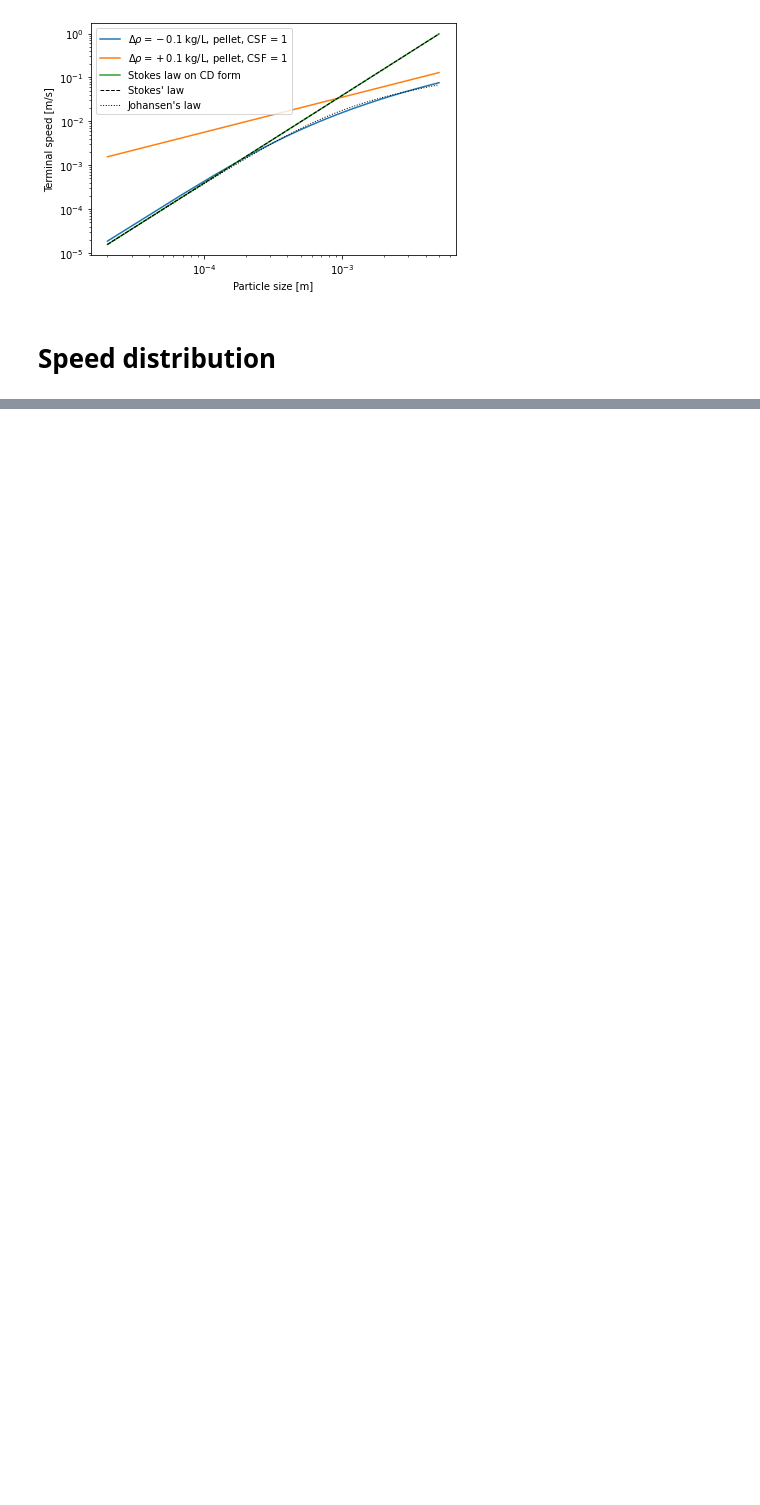
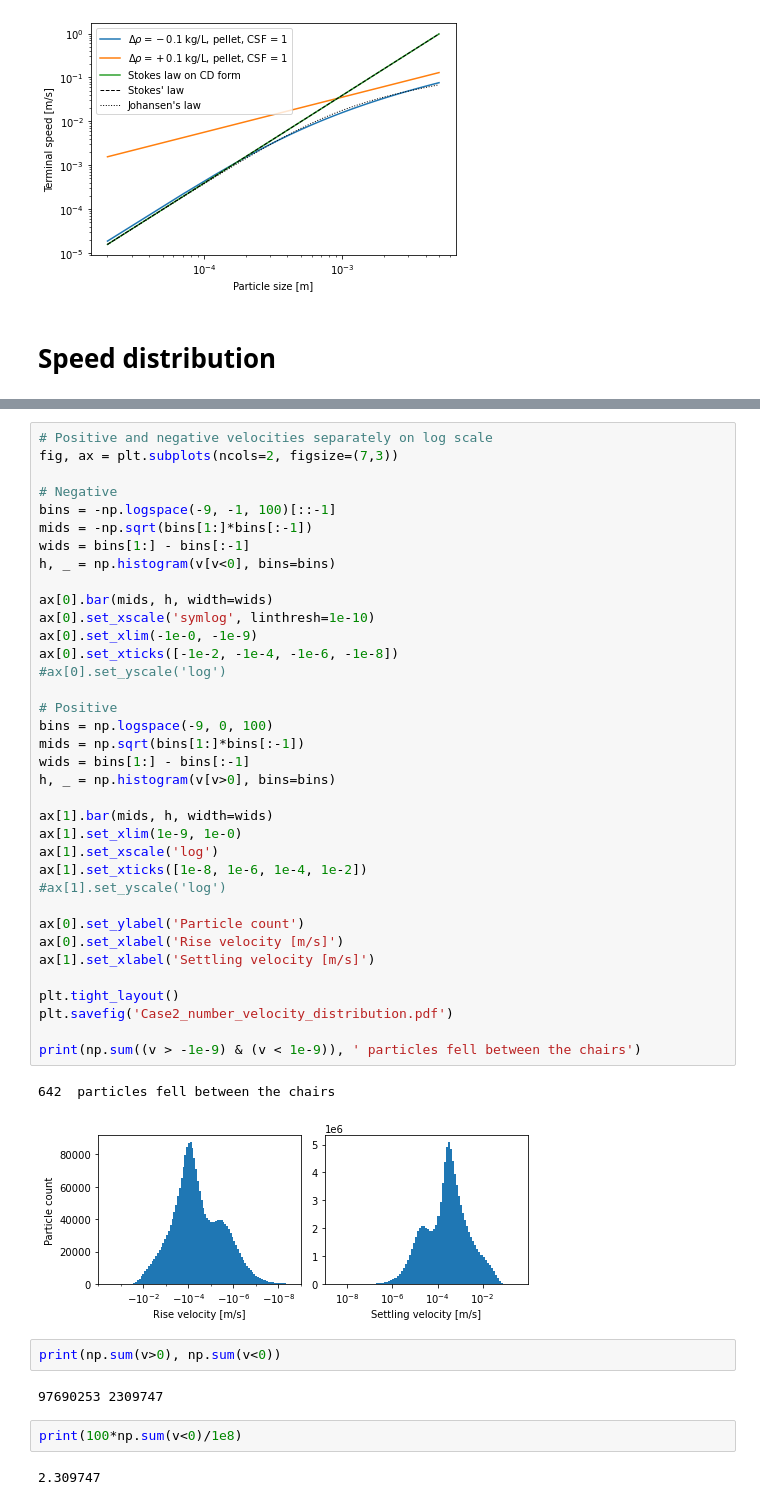
Before and after one commit to nordam/Eulerian-and-Lagrangian-methods, a Jupyter notebook: notebooks/Case2-Microplastics-SpeedDistribution.ipynb, the cells around one changed output, grey strips where cells are left out. Saved outputs shown, nothing was run; the diff lists cells and outputs as text; blank space fills up the shorter version.

```diff
--- a/notebooks/Case2-Microplastics-SpeedDistribution.ipynb
+++ b/notebooks/Case2-Microplastics-SpeedDistribution.ipynb
@@ -360,0 +436,47 @@ Calculated 10000000 speeds in 9.616 seconds
+# %%
+# Positive and negative velocities separately on log scale
+fig, ax = plt.subplots(ncols=2, figsize=(7,3))
+
+# Negative
+bins = -np.logspace(-9, -1, 100)[::-1]
+mids = -np.sqrt(bins[1:]*bins[:-1])
+wids = bins[1:] - bins[:-1]
+h, _ = np.histogram(v[v<0], bins=bins)
+
+ax[0].bar(mids, h, width=wids)
+ax[0].set_xscale('symlog', linthresh=1e-10)
+ax[0].set_xlim(-1e-0, -1e-9)
+ax[0].set_xticks([-1e-2, -1e-4, -1e-6, -1e-8])
+#ax[0].set_yscale('log')
+
+# Positive
+bins = np.logspace(-9, 0, 100)
+mids = np.sqrt(bins[1:]*bins[:-1])
+wids = bins[1:] - bins[:-1]
+h, _ = np.histogram(v[v>0], bins=bins)
+
+ax[1].bar(mids, h, width=wids)
+ax[1].set_xlim(1e-9, 1e-0)
+ax[1].set_xscale('log')
+ax[1].set_xticks([1e-8, 1e-6, 1e-4, 1e-2])
+#ax[1].set_yscale('log')
+
+ax[0].set_ylabel('Particle count')
+ax[0].set_xlabel('Rise velocity [m/s]')
+ax[1].set_xlabel('Settling velocity [m/s]')
+
+plt.tight_layout()
+plt.savefig('Case2_number_velocity_distribution.pdf')
+
+print(np.sum((v > -1e-9) & (v < 1e-9)), ' particles fell between the chairs')
+# %% [output]
+642  particles fell between the chairs
+[figure, added]
+# %%
+print(np.sum(v>0), np.sum(v<0))
+# %% [output]
+97690253 2309747
+# %%
+print(100*np.sum(v<0)/1e8)
+# %% [output]
+2.309747
```
Also changed, not shown: parts of 11 cells of this notebook.
